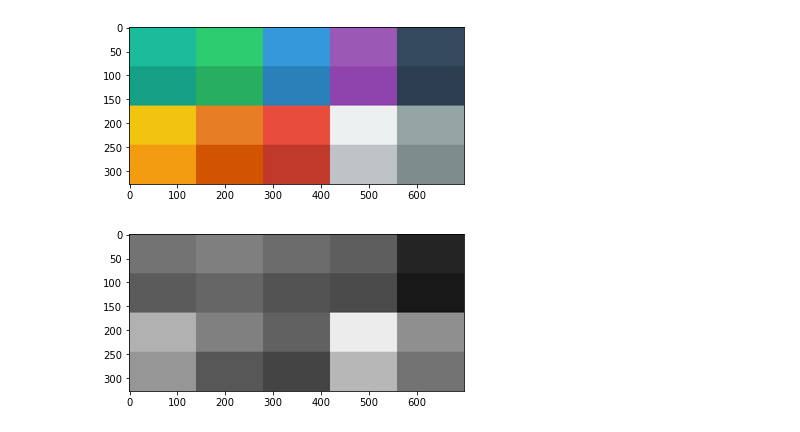
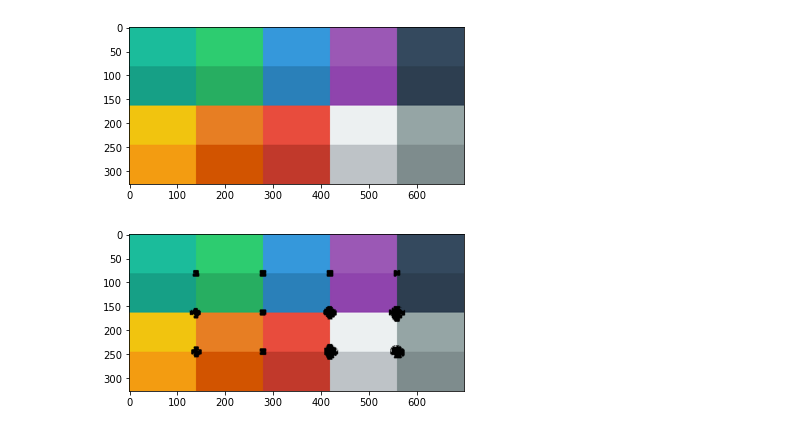
Before and after one commit to 2U1/ComputerVision, a Jupyter notebook: Assignment3/corners.ipynb, the cells around one changed output. Cells and saved outputs as stored; diff of their text form; code cells hidden in the pictures.

```diff
--- a/Assignment3/corners.ipynb
+++ b/Assignment3/corners.ipynb
@@ -271,14 +274,12 @@ def extendCornerDetec(color_img, winSize=7, type=0):
 # %%
-img = plt.imread('image2.png')
-plt.imshow(img)
+c_img = plt.imread('image2.png')
+plt.imshow(c_img)
 plt.show()
 # %% [output]
 [figure]
-# %%
-img = plt.imread('image2.png')
-R, G, B = img[:,:,0], img[:,:,1], img[:,:,2]
-img = 0.2989 * R + 0.5870 * G + 0.1140 * B
-plt.imshow(img,cmap='gray')
-plt.show()
-# %% [output]
-[figure, removed]
+# %%
+color_corner = extendCornerDetec(c_img, 5, 1)
+plt.imshow(color_corner)
+plt.show()
+# %% [output]
+[figure, added]
```
Also changed, not shown: parts of 1 cell of this notebook.
